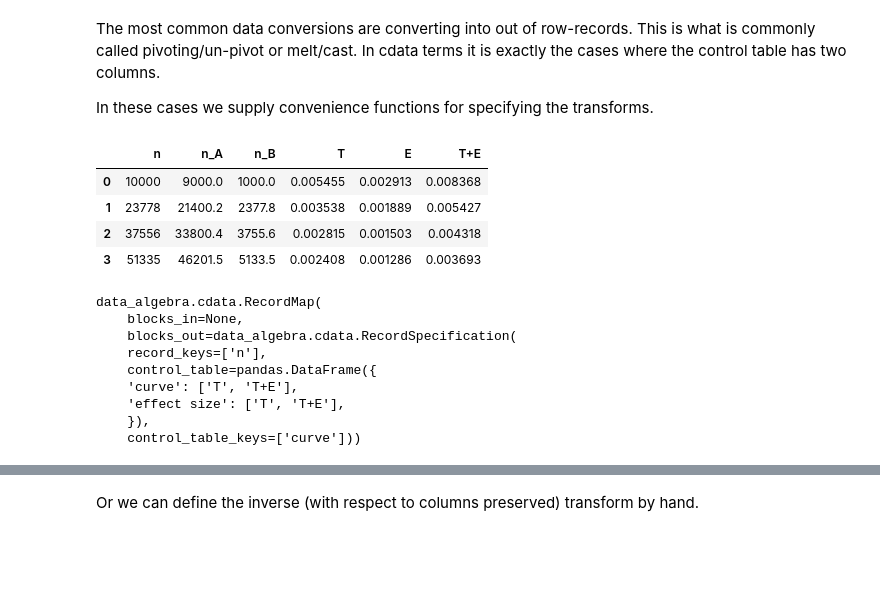
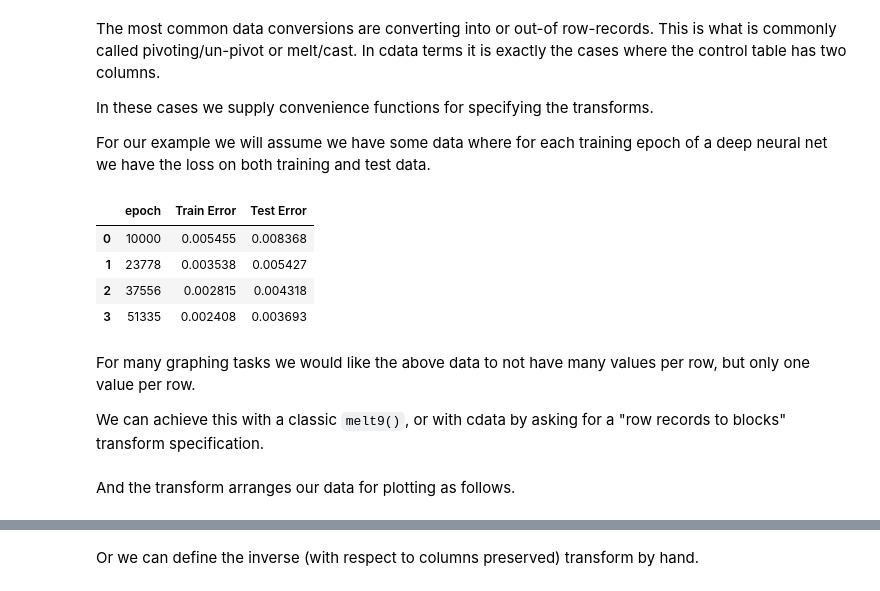
Before and after one commit to WinVector/data_algebra, a Jupyter notebook: Examples/cdata/pivot_unpivot.ipynb, the cells around one changed output, grey strips where cells are left out. Saved outputs shown, nothing was run; the diff lists cells and outputs as text; code cells hidden in the pictures; blank space fills up the shorter version.

Commit message:
better labeling of example inputs more helper functions to get transform behavior

```diff
--- a/Examples/cdata/pivot_unpivot.ipynb
+++ b/Examples/cdata/pivot_unpivot.ipynb
@@ -1,7 +1,9 @@
 # %% [markdown]
-The most common data conversions are converting into out of row-records. This is what is commonly called pivoting/un-pivot or melt/cast. In cdata terms it is exactly the cases where the control table has two columns.
+The most common data conversions are converting into or out-of row-records. This is what is commonly called pivoting/un-pivot or melt/cast. In cdata terms it is exactly the cases where the control table has two columns.
 
 In these cases we supply convenience functions for specifying the transforms.
+
+For our example we will assume we have some data where for each training epoch of a deep neural net we have the loss on both training and test data.
 # %%
 import io
 import pandas
@@ -10,39 +16,30 @@ from data_algebra.cdata import *
 # %%
 d = pandas.DataFrame({
-    'n': [10000, 23778, 37556, 51335],
-    'n_A': [9000.0, 21400.2, 33800.4, 46201.5],
-    'n_B': [1000.0, 2377.8, 3755.6, 5133.5],
-    'T': [0.005455, 0.003538, 0.002815, 0.002408],
-    'E': [0.002913, 0.001889, 0.001503, 0.001286],
-    'T+E': [0.008368, 0.005427, 0.004318, 0.003693],
+    'epoch': [10000, 23778, 37556, 51335],
+    'Train Error': [0.005455, 0.003538, 0.002815, 0.002408],
+    'Test Error': [0.008368, 0.005427, 0.004318, 0.003693],
     })
 
 d
 # %% [output]
-|  | n | n_A | n_B | T | E | T+E |
-| 0 | 10000 | 9000.0 | 1000.0 | 0.005455 | 0.002913 | 0.008368 |
-| 1 | 23778 | 21400.2 | 2377.8 | 0.003538 | 0.001889 | 0.005427 |
-| 2 | 37556 | 33800.4 | 3755.6 | 0.002815 | 0.001503 | 0.004318 |
-| 3 | 51335 | 46201.5 | 5133.5 | 0.002408 | 0.001286 | 0.003693 |
+|  | epoch | Train Error | Test Error |
+| 0 | 10000 | 0.005455 | 0.008368 |
+| 1 | 23778 | 0.003538 | 0.005427 |
+| 2 | 37556 | 0.002815 | 0.004318 |
+| 3 | 51335 | 0.002408 | 0.003693 |
+# %% [markdown]
+For many graphing tasks we would like the above data to not have many values per row, but only one value per row.
+
+We can achieve this with a classic `melt9()`, or with cdata by asking for a "row records to blocks" transform specification.
 # %%
 mp = pivot_rowrecs_to_blocks(
     attribute_key_column="curve",  # name for new column itself naming measurements
-    attribute_value_column="effect size", # name for new column containing measurement values
-    record_keys=["n"], # columns defining an incoming record
-    record_value_columns=["T", "T+E"],  # columns to take values from
+    attribute_value_column="loss (or error)", # name for new column containing measurement values
+    record_keys=["epoch"], # columns defining an incoming record
+    record_value_columns=["Train Error", "Test Error"],  # columns to take values from
 )
-
-mp
-# %% [output]
-data_algebra.cdata.RecordMap(
-    blocks_in=None,
-    blocks_out=data_algebra.cdata.RecordSpecification(
-    record_keys=['n'],
-    control_table=pandas.DataFrame({
-    'curve': ['T', 'T+E'],
-    'effect size': ['T', 'T+E'],
-    }),
-    control_table_keys=['curve']))
+# %% [markdown]
+And the transform arranges our data for plotting as follows.
 # %%
 d2 = mp.transform(d)
 d2
```
Also changed, not shown: parts of 15 cells of this notebook, 11 other files.
